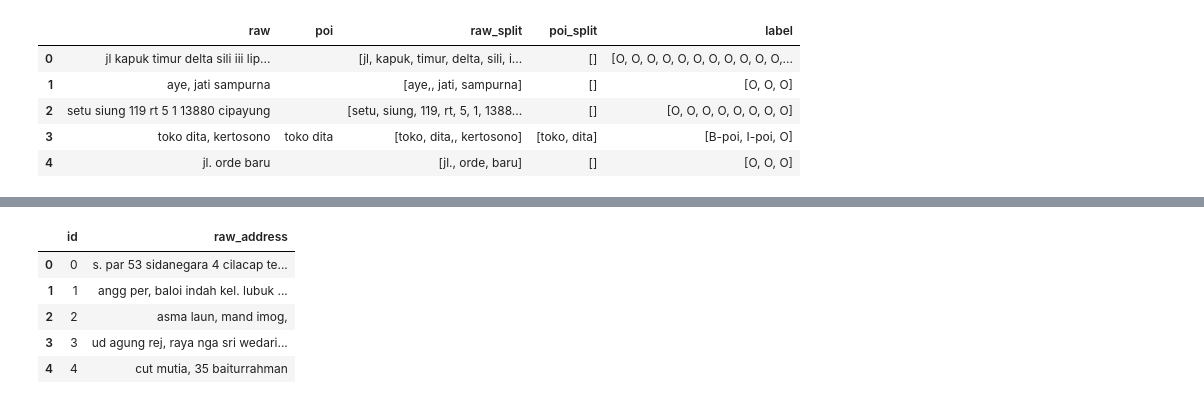
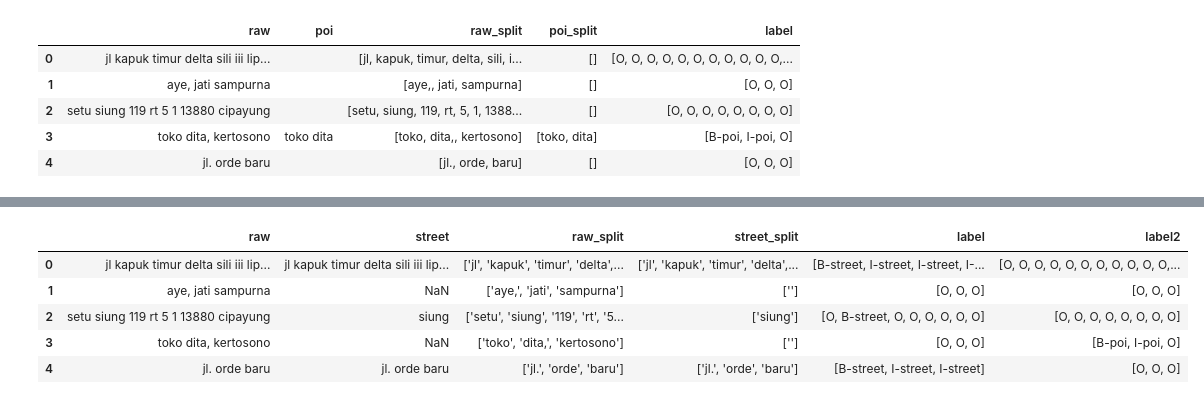
Before and after one commit to andreasmmadjiah/shopee_POIstreet, a Jupyter notebook: data_NER.ipynb, the cells around one changed output, grey strips where cells are left out. Saved outputs shown, nothing was run; the diff lists cells and outputs as text; code cells hidden in the pictures.

```diff
--- a/data_NER.ipynb
+++ b/data_NER.ipynb
@@ -244,0 +245,6 @@ data_train_label.to_csv('data_train_label_poi.csv',index=False)
+# %%
+data_street = pd.read_csv('data_train_label.csv')
+data_poi = pd.read_csv('data_train_label_poi.csv').rename(columns={'label':'label2'})
+# %%
+data_all = pd.concat([data_street,data_poi['label2']],axis=1)
+data_all.head()
@@ -245,9 +258,13 @@ data_train_label.to_csv('data_train_label_poi.csv',index=False)
+# %%
+import ast
+data_all['label'] = data_all['label'].apply(lambda x: ast.literal_eval(x)).values
+data_all['label2'] = data_all['label2'].apply(lambda x: ast.literal_eval(x)).values
 # %%
-test.head()
+data_all.head()
 # %% [output]
-|  | id | raw_address |
-| 0 | 0 | s. par 53 sidanegara 4 cilacap te... |
-| 1 | 1 | angg per, baloi indah kel. lubuk ... |
-| 2 | 2 | asma laun, mand imog, |
-| 3 | 3 | ud agung rej, raya nga sri wedari... |
-| 4 | 4 | cut mutia, 35 baiturrahman |
+|  | raw | street | raw_split | street_split | label | label2 |
+| 0 | jl kapuk timur delta sili iii lip... | jl kapuk timur delta sili iii lip... | ['jl', 'kapuk', 'timur', 'delta',... | ['jl', 'kapuk', 'timur', 'delta',... | [B-street, I-street, I-street, I-... | [O, O, O, O, O, O, O, O, O, O, O,... |
+| 1 | aye, jati sampurna | NaN | ['aye,', 'jati', 'sampurna'] | [''] | [O, O, O] | [O, O, O] |
+| 2 | setu siung 119 rt 5 1 13880 cipayung | siung | ['setu', 'siung', '119', 'rt', '5... | ['siung'] | [O, B-street, O, O, O, O, O, O] | [O, O, O, O, O, O, O, O] |
+| 3 | toko dita, kertosono | NaN | ['toko', 'dita,', 'kertosono'] | [''] | [O, O, O] | [B-poi, I-poi, O] |
+| 4 | jl. orde baru | jl. orde baru | ['jl.', 'orde', 'baru'] | ['jl.', 'orde', 'baru'] | [B-street, I-street, I-street] | [O, O, O] |
```
Also changed, not shown: parts of 5 cells of this notebook, 3 other files.
